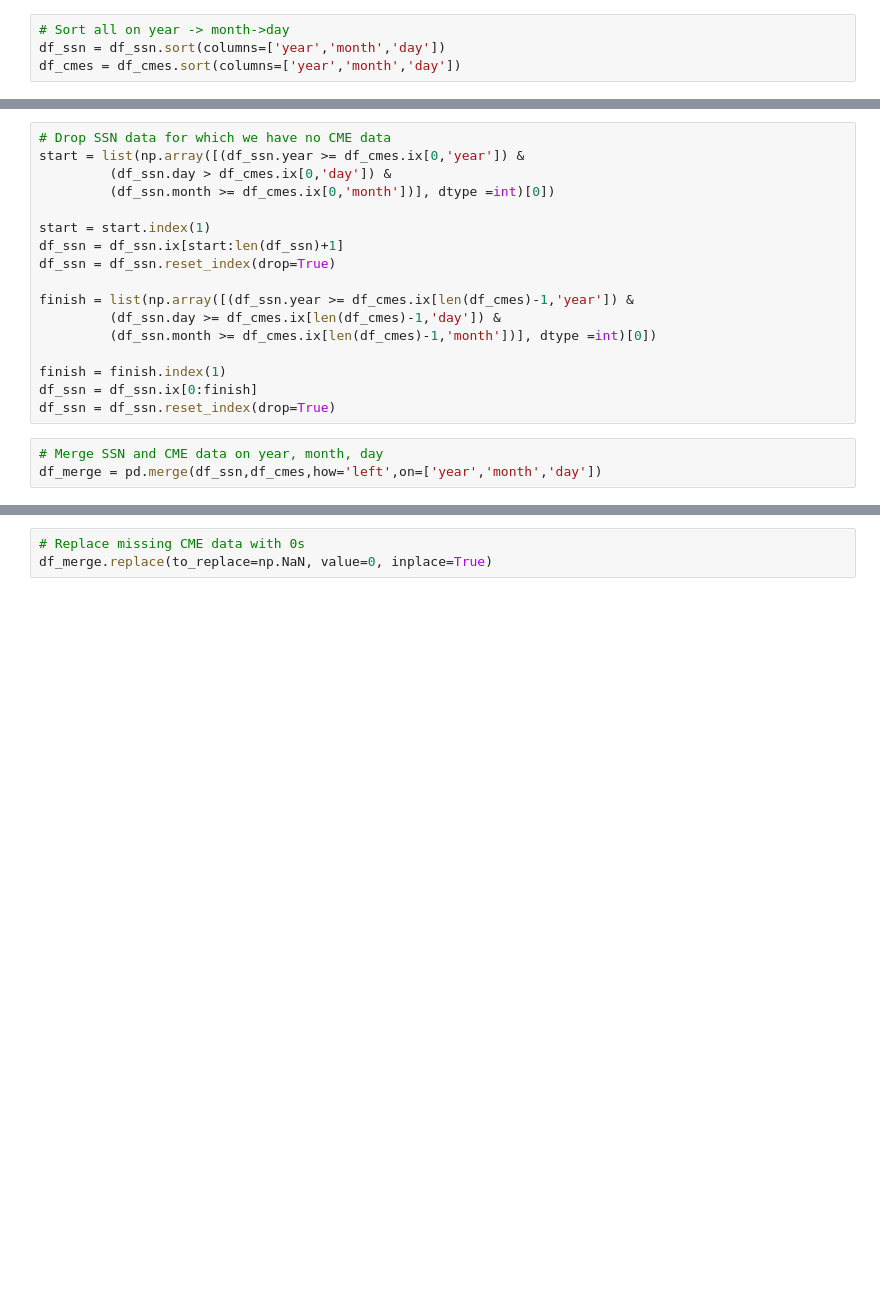
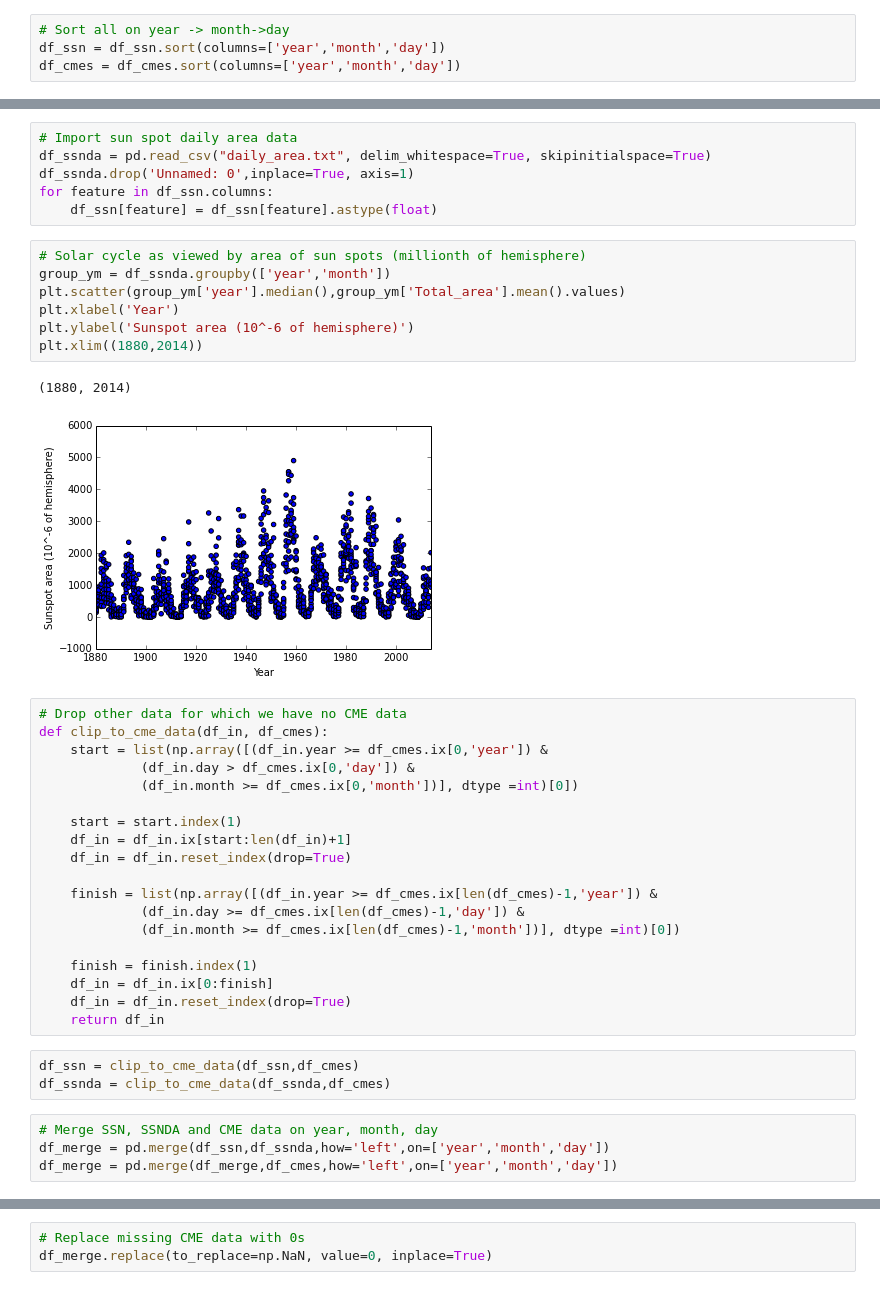
Before and after one commit to dinob0t/ga_project_final, a Jupyter notebook: cmes.ipynb, the cells around one changed output, grey strips where cells are left out. Saved outputs shown, nothing was run; the diff lists cells and outputs as text; blank space fills up the shorter version.

```diff
--- a/cmes.ipynb
+++ b/cmes.ipynb
@@ -62,20 +72,42 @@ df_cmes = df_cmes.sort(columns=['year','month','day'])
+# %%
+# Import sun spot daily area data
+df_ssnda = pd.read_csv("daily_area.txt", delim_whitespace=True, skipinitialspace=True)
+df_ssnda.drop('Unnamed: 0',inplace=True, axis=1)
+for feature in df_ssn.columns:
+    df_ssn[feature] = df_ssn[feature].astype(float)
+# %%
+# Solar cycle as viewed by area of sun spots (millionth of hemisphere)
+group_ym = df_ssnda.groupby(['year','month'])
+plt.scatter(group_ym['year'].median(),group_ym['Total_area'].mean().values)
+plt.xlabel('Year')
+plt.ylabel('Sunspot area (10^-6 of hemisphere)')
+plt.xlim((1880,2014))
+# %% [output]
+(1880, 2014)
+[figure, added]
 # %%
-# Drop SSN data for which we have no CME data
-start = list(np.array([(df_ssn.year >= df_cmes.ix[0,'year']) &
-         (df_ssn.day > df_cmes.ix[0,'day']) &
-         (df_ssn.month >= df_cmes.ix[0,'month'])], dtype =int)[0])
+# Drop other data for which we have no CME data
+def clip_to_cme_data(df_in, df_cmes):
+    start = list(np.array([(df_in.year >= df_cmes.ix[0,'year']) &
+             (df_in.day > df_cmes.ix[0,'day']) &
+             (df_in.month >= df_cmes.ix[0,'month'])], dtype =int)[0])
 
-start = start.index(1)
-df_ssn = df_ssn.ix[start:len(df_ssn)+1]
-df_ssn = df_ssn.reset_index(drop=True)
+    start = start.index(1)
+    df_in = df_in.ix[start:len(df_in)+1]
+    df_in = df_in.reset_index(drop=True)
 
-finish = list(np.array([(df_ssn.year >= df_cmes.ix[len(df_cmes)-1,'year']) &
-         (df_ssn.day >= df_cmes.ix[len(df_cmes)-1,'day']) &
-         (df_ssn.month >= df_cmes.ix[len(df_cmes)-1,'month'])], dtype =int)[0])
+    finish = list(np.array([(df_in.year >= df_cmes.ix[len(df_cmes)-1,'year']) &
+             (df_in.day >= df_cmes.ix[len(df_cmes)-1,'day']) &
+             (df_in.month >= df_cmes.ix[len(df_cmes)-1,'month'])], dtype =int)[0])
 
-finish = finish.index(1)
-df_ssn = df_ssn.ix[0:finish]
-df_ssn = df_ssn.reset_index(drop=True)
+    finish = finish.index(1)
+    df_in = df_in.ix[0:finish]
+    df_in = df_in.reset_index(drop=True)
+    return df_in
+# %%
+df_ssn = clip_to_cme_data(df_ssn,df_cmes)
+df_ssnda = clip_to_cme_data(df_ssnda,df_cmes)
 # %%
-# Merge SSN and CME data on year, month, day
-df_merge = pd.merge(df_ssn,df_cmes,how='left',on=['year','month','day'])
+# Merge SSN, SSNDA and CME data on year, month, day
+df_merge = pd.merge(df_ssn,df_ssnda,how='left',on=['year','month','day'])
+df_merge = pd.merge(df_merge,df_cmes,how='left',on=['year','month','day'])
```
Also changed, not shown: parts of 10 cells of this notebook, 2 other files.
